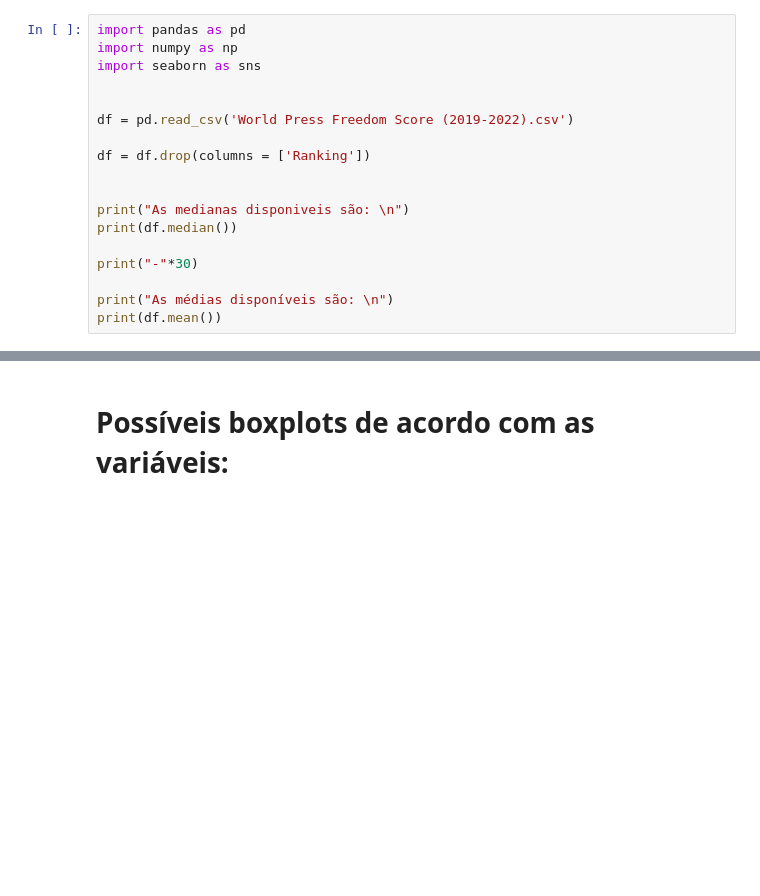
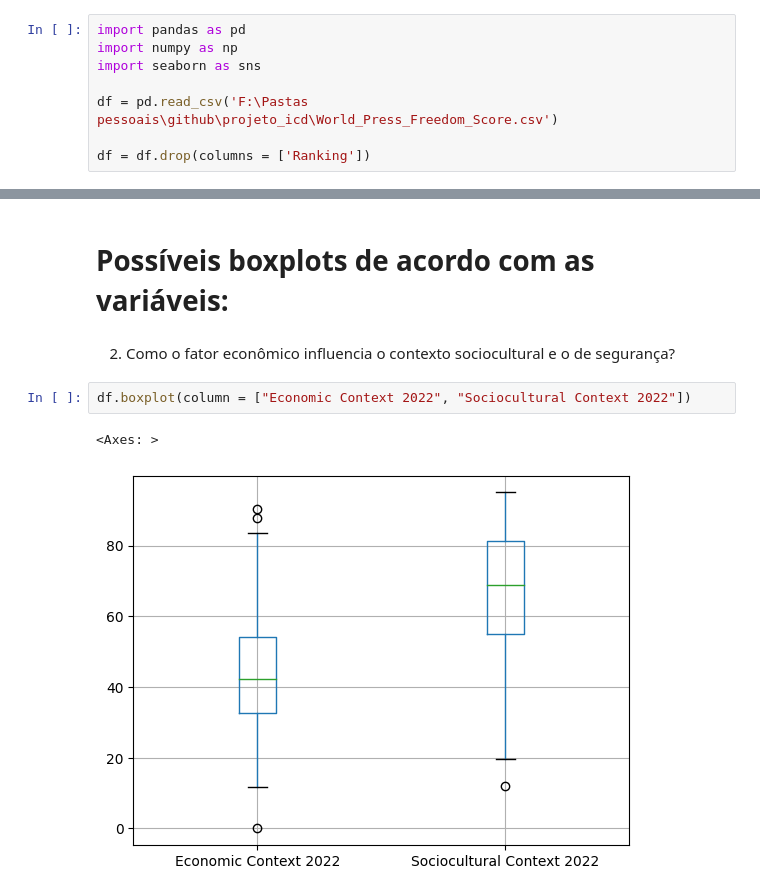
Before and after one commit to marianamartiyns/Global-Press-Freedom-Analysis, a Jupyter notebook: Projeto_ICD.ipynb, the cells around one changed output, grey strips where cells are left out. Saved outputs shown, nothing was run; the diff lists cells and outputs as text; blank space fills up the shorter version.

```diff
--- a/Projeto_ICD.ipynb
+++ b/Projeto_ICD.ipynb
@@ -20,16 +20,6 @@ import pandas as pd
 import numpy as np
 import seaborn as sns
 
-
-df = pd.read_csv('World Press Freedom Score (2019-2022).csv')
+df = pd.read_csv('F:\Pastas pessoais\github\projeto_icd\World_Press_Freedom_Score.csv')
 
 df = df.drop(columns = ['Ranking'])
-
-
-print("As medianas disponiveis são: \n")
-print(df.median())
-
-print("-"*30)
-
-print("As médias disponíveis são: \n")
-print(df.mean())
@@ -81,3 +79,10 @@ Global Score 2019                  15.784655
 dtype: float64
 # %% [markdown]
 # Possíveis boxplots de acordo com as variáveis:
+# %% [markdown]
+2. Como o fator econômico influencia o contexto sociocultural e o de segurança?
+# %%
+df.boxplot(column = ["Economic Context 2022", "Sociocultural Context 2022"])
+# %% [output]
+<Axes: >
+[figure, added]
```
Also changed, not shown: parts of 4 cells of this notebook.
